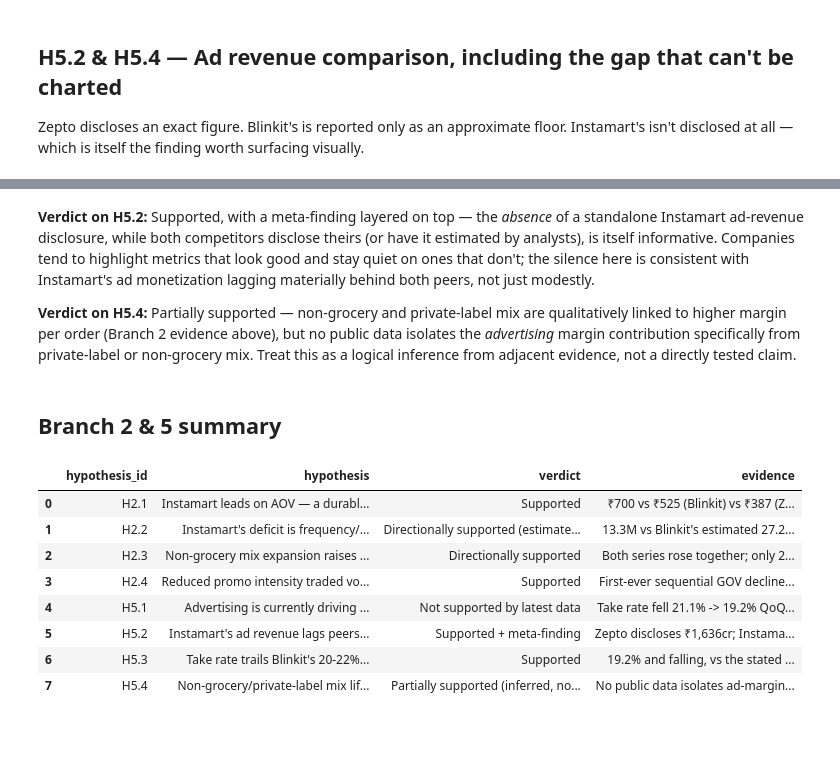
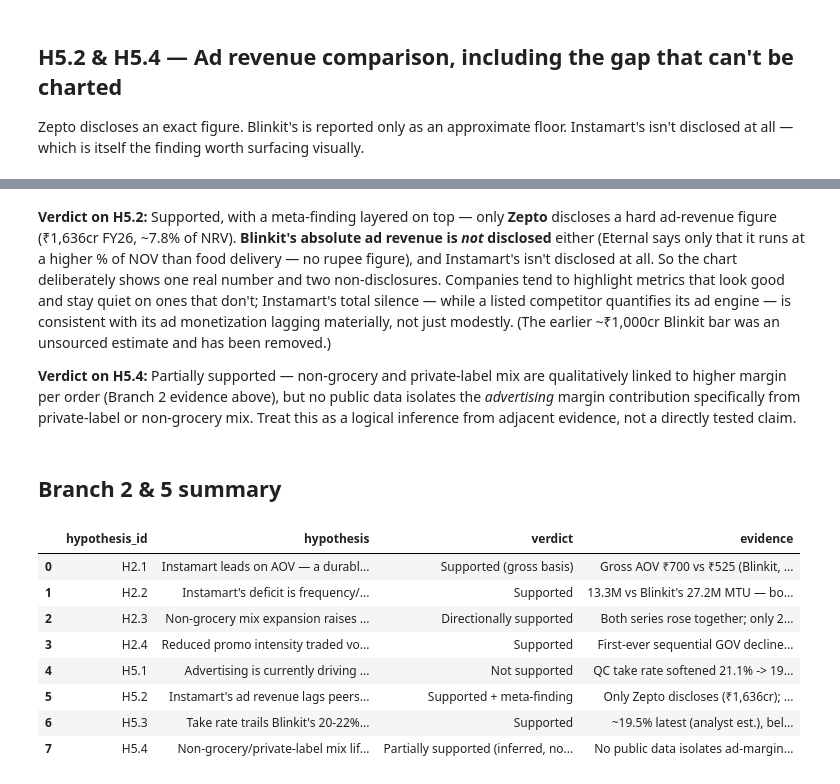
Before and after one commit to addy9051/swiggy-instamart-casestudy, a Jupyter notebook: notebooks/03_customer_behavior_monetization.ipynb, the cells around one changed output, grey strips where cells are left out. Cells and saved outputs as stored; diff of their text form; code cells hidden in the pictures; blank space fills up the shorter version.

```diff
--- a/notebooks/03_customer_behavior_monetization.ipynb
+++ b/notebooks/03_customer_behavior_monetization.ipynb
@@ -327,9 +330,12 @@ plt.show()
 # %% [markdown]
-**Verdict on H5.2:** Supported, with a meta-finding layered on top — the *absence*
-of a standalone Instamart ad-revenue disclosure, while both competitors disclose theirs
-(or have it estimated by analysts), is itself informative. Companies tend to highlight
-metrics that look good and stay quiet on ones that don't; the silence here is consistent
-with Instamart's ad monetization lagging materially behind both peers, not just modestly.
+**Verdict on H5.2:** Supported, with a meta-finding layered on top — only **Zepto** discloses a
+hard ad-revenue figure (₹1,636cr FY26, ~7.8% of NRV). **Blinkit's absolute ad revenue is *not*
+disclosed** either (Eternal says only that it runs at a higher % of NOV than food delivery — no rupee
+figure), and Instamart's isn't disclosed at all. So the chart deliberately shows one real number and
+two non-disclosures. Companies tend to highlight metrics that look good and stay quiet on ones that
+don't; Instamart's total silence — while a listed competitor quantifies its ad engine — is consistent
+with its ad monetization lagging materially, not just modestly. (The earlier ~₹1,000cr Blinkit bar was
+an unsourced estimate and has been removed.)
 
 **Verdict on H5.4:** Partially supported — non-grocery and private-label mix are
 qualitatively linked to higher margin per order (Branch 2 evidence above), but no public
@@ -339,34 +345,33 @@ tested claim.
 # %% [markdown]
 ## Branch 2 & 5 summary
 # %%
-
 verdict = pd.DataFrame([
     dict(hypothesis_id="H2.1", hypothesis="Instamart leads on AOV — a durable margin advantage",
-         verdict="Supported", evidence="₹700 vs ₹525 (Blinkit) vs ₹387 (Zepto), all disclosed/near-disclosed"),
+         verdict="Supported (gross basis)", evidence="Gross AOV ₹700 vs ₹525 (Blinkit, net) vs ₹387 (Zepto); net-to-net the lead narrows (~₹485 vs ₹525)"),
     dict(hypothesis_id="H2.2", hypothesis="Instamart's deficit is frequency/MTU, not basket size",
-         verdict="Directionally supported (estimate-dependent)", evidence="13.3M vs Blinkit's estimated 27.2M MTU"),
+         verdict="Supported", evidence="13.3M vs Blinkit's 27.2M MTU — both now disclosed (Eternal Q4FY26 letter)"),
     dict(hypothesis_id="H2.3", hypothesis="Non-grocery mix expansion raises AOV/margin per order",
          verdict="Directionally supported", evidence="Both series rose together; only 2 time points, no causal proof"),
     dict(hypothesis_id="H2.4", hypothesis="Reduced promo intensity traded volume for economics",
          verdict="Supported", evidence="First-ever sequential GOV decline (-0.7%) alongside +65bps margin gain"),
     dict(hypothesis_id="H5.1", hypothesis="Advertising is currently driving take-rate expansion",
-         verdict="Not supported by latest data", evidence="Take rate fell 21.1% -> 19.2% QoQ per JM Financial"),
+         verdict="Not supported", evidence="QC take rate softened 21.1% -> 19.2% then stabilised ~19.5% (JM Financial) — flat-to-down, not expanding"),
     dict(hypothesis_id="H5.2", hypothesis="Instamart's ad revenue lags peers, leaving headroom",
-         verdict="Supported + meta-finding", evidence="Zepto discloses ₹1,636cr; Instamart doesn't disclose at all"),
+         verdict="Supported + meta-finding", evidence="Only Zepto discloses (₹1,636cr); Blinkit's absolute ad revenue is NOT disclosed either; Instamart's not disclosed at all"),
     dict(hypothesis_id="H5.3", hypothesis="Take rate trails Blinkit's 20-22% guidance band",
-         verdict="Supported", evidence="19.2% and falling, vs the stated band"),
+         verdict="Supported", evidence="~19.5% latest (analyst est.), below the stated 20-22% band"),
     dict(hypothesis_id="H5.4", hypothesis="Non-grocery/private-label mix lifts ad + product margin",
          verdict="Partially supported (inferred, not directly tested)", evidence="No public data isolates ad-margin contribution specifically"),
 ])
 verdict.to_csv(PROCESSED / "b2_b5_verdict_summary.csv", index=False)
 verdict
 # %% [output]
 |  | hypothesis_id | hypothesis | verdict | evidence |
-| 0 | H2.1 | Instamart leads on AOV — a durabl... | Supported | ₹700 vs ₹525 (Blinkit) vs ₹387 (Z... |
-| 1 | H2.2 | Instamart's deficit is frequency/... | Directionally supported (estimate... | 13.3M vs Blinkit's estimated 27.2... |
+| 0 | H2.1 | Instamart leads on AOV — a durabl... | Supported (gross basis) | Gross AOV ₹700 vs ₹525 (Blinkit, ... |
+| 1 | H2.2 | Instamart's deficit is frequency/... | Supported | 13.3M vs Blinkit's 27.2M MTU — bo... |
 | 2 | H2.3 | Non-grocery mix expansion raises ... | Directionally supported | Both series rose together; only 2... |
 | 3 | H2.4 | Reduced promo intensity traded vo... | Supported | First-ever sequential GOV decline... |
-| 4 | H5.1 | Advertising is currently driving ... | Not supported by latest data | Take rate fell 21.1% -> 19.2% QoQ... |
-| 5 | H5.2 | Instamart's ad revenue lags peers... | Supported + meta-finding | Zepto discloses ₹1,636cr; Instama... |
-| 6 | H5.3 | Take rate trails Blinkit's 20-22%... | Supported | 19.2% and falling, vs the stated ... |
+| 4 | H5.1 | Advertising is currently driving ... | Not supported | QC take rate softened 21.1% -> 19... |
+| 5 | H5.2 | Instamart's ad revenue lags peers... | Supported + meta-finding | Only Zepto discloses (₹1,636cr); ... |
+| 6 | H5.3 | Take rate trails Blinkit's 20-22%... | Supported | ~19.5% latest (analyst est.), bel... |
 | 7 | H5.4 | Non-grocery/private-label mix lif... | Partially supported (inferred, no... | No public data isolates ad-margin... |
```
Also changed, not shown: parts of 7 cells of this notebook, 40 other files.
